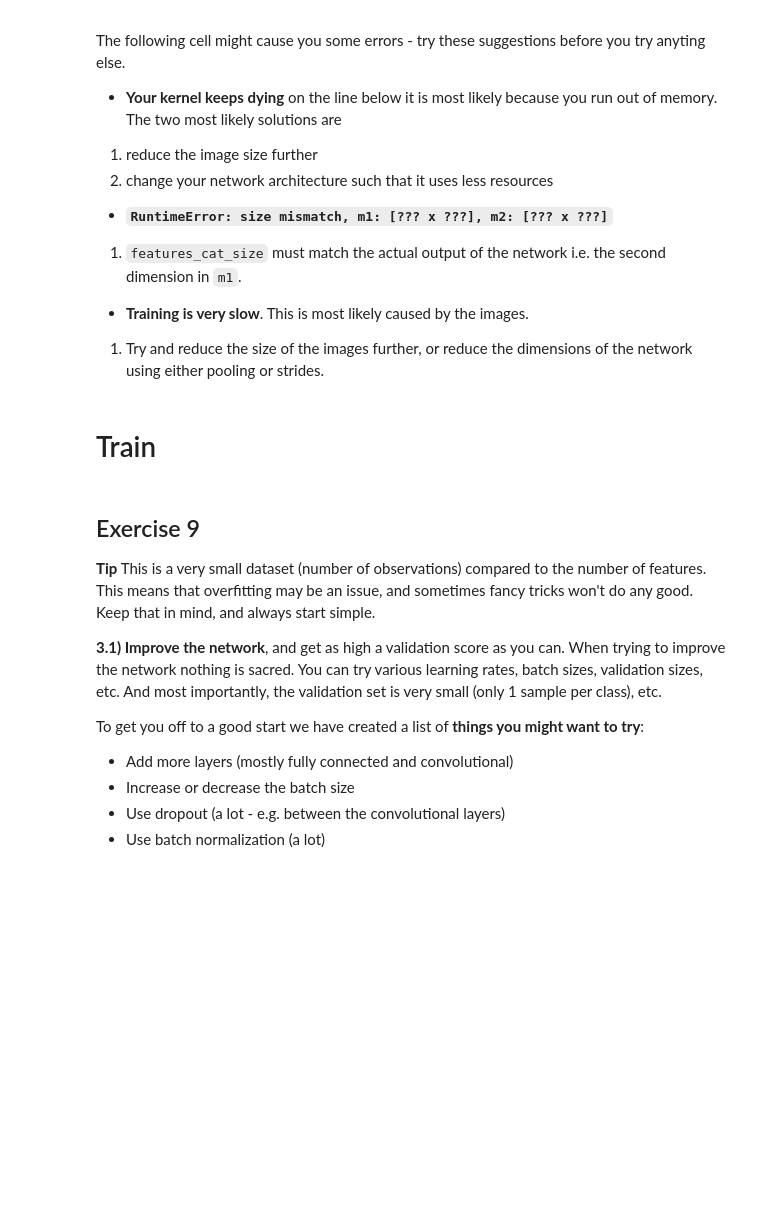
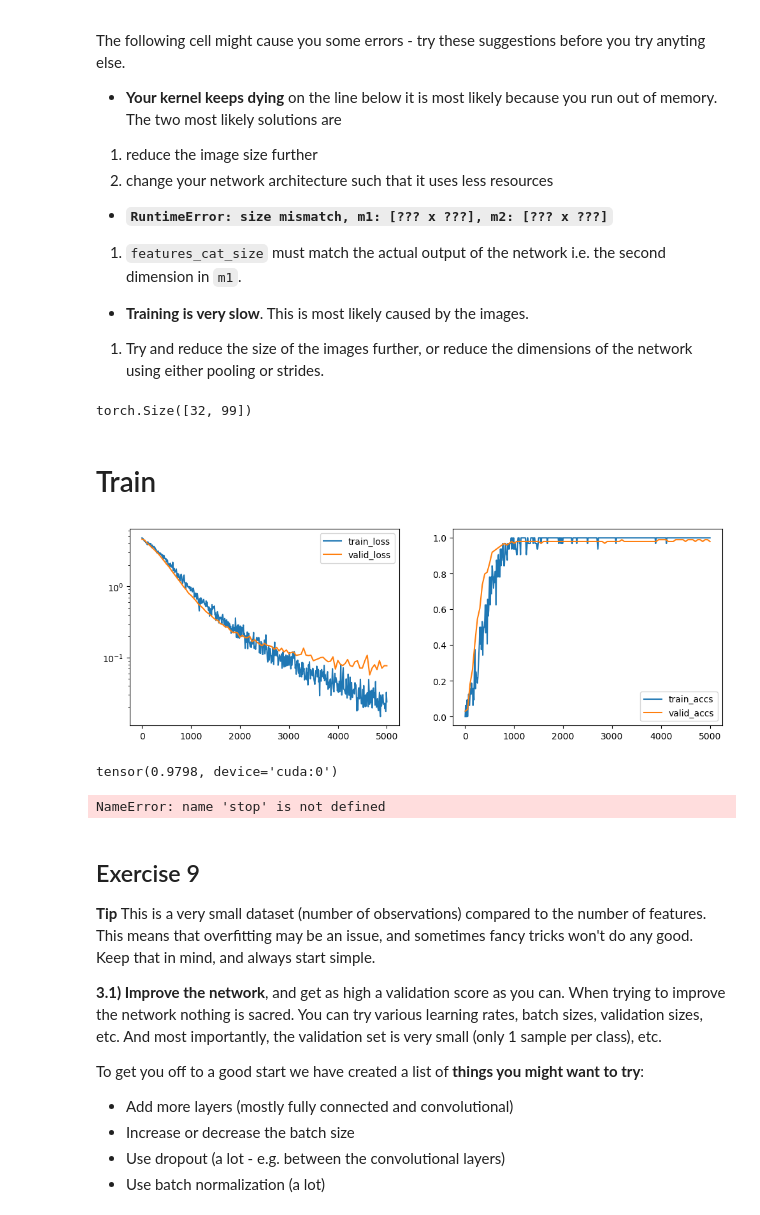
Before and after one commit to markus1573/Legeplads, a Jupyter notebook: Deep learning/02456-deep-learning-with-PyTorch/6_Mini_Project/6.1-EXE-Kaggle-Leaf-Challenge.ipynb, the cells around one changed output. Drawn from its saved outputs; the diff is of its cells as text; code cells hidden in the pictures; blank space fills up the shorter version.

```diff
--- a/Deep learning/02456-deep-learning-with-PyTorch/6_Mini_Project/6.1-EXE-Kaggle-Leaf-Challenge.ipynb
+++ b/Deep learning/02456-deep-learning-with-PyTorch/6_Mini_Project/6.1-EXE-Kaggle-Leaf-Challenge.ipynb
@@ -284,9 +283,11 @@ It simply manages the data in a nice way - so it is a good place to come back an
 5.1) As a part of the data loader, we should specify the shape of the images, number of classes, and the number of features for the three feature types: margin, shape and texture. Define the three variables in the code below.
 # %%
 # The image shape should be of the format (height, width, channels)
-IMAGE_SHAPE =    # <-- Your answer here
-NUM_CLASSES =    # <-- Your answer here
+IMAGE_SHAPE =  (28,28,1)  # <-- Your answer here
+NUM_CLASSES =  (99)  # <-- Your answer here
 
 # For all three features types margin, shape, and texture, we have NUM_FEATURES for each type.
-NUM_FEATURES =   # <-- Your answer here
+NUM_FEATURES =   64 # <-- Your answer here
+# Paths to data
+path = 'leaf-classification/'
 # %%
@@ -343,5 +366,5 @@ Choose a reasonable batch size the `batch_size = ?` parameter below, and note yo
 # %%
-batch_size = ?
+batch_size = 32
 dummy_batch_gen = data_utils.batch_generator(data, batch_size=batch_size, num_classes=NUM_CLASSES, num_iterations=5e3, seed=42)
 train_batch = next(dummy_batch_gen.gen_train())
 valid_batch, i = next(dummy_batch_gen.gen_valid())
@@ -477,11 +560,11 @@ print(net)
 ## Exercise 8
 8.1) Since this is a classification task we will use the cross-entropy loss. Define the cross-entropy loss as the loss function in the code below.
 # %%
-LEARNING_RATE = 0.001
-criterion =           # <-- Your code here.
+LEARNING_RATE = 5e-5
+criterion = nn.CrossEntropyLoss()          # <-- Your code here.
 
 # weight_decay is equal to L2 regularization
-optimizer = optim.Adam(net.parameters(), lr=LEARNING_RATE)
+optimizer = optim.Adam(net.parameters(), lr=LEARNING_RATE, weight_decay=1e-4)
 
 def accuracy(ys, ts):
     predictions = torch.max(ys, 1)[1]
@@ -518,15 +601,17 @@ _x_texture = get_variable(Variable(torch.from_numpy(randnorm(_feature_shape))))
 
 # test the forward pass
 output = net(x_img=_x_image, x_margin=_x_margin, x_shape=_x_shape, x_texture=_x_texture)
-output['out']
+output['out'].shape
+# %% [output]
+torch.Size([32, 99])
 # %% [markdown]
 # Train
 # %%
 # Setup settings for training
 VALIDATION_SIZE = 0.1 # 0.1 is ~ 100 samples for validation
-max_iter = 1000
-log_every = 100
-eval_every = 100
+max_iter = 5000
+log_every = 50
+eval_every = 50
 
 # Function to get label
 def get_labels(batch):
@@ -579,37 +664,47 @@ for i, batch_train in enumerate(batch_gen.gen_train()):
 #         print("Valid, it: {} loss: {:.2f} accs: {:.2f}\n".format(i, valid_loss[-1], valid_accs[-1]))
         net.train()
 
     # Train network
     output = net(**get_input(batch_train))
     labels_argmax = torch.max(get_labels(batch_train), 1)[1]
     batch_loss = criterion(output['out'], labels_argmax)
 
     train_iter.append(i)
     train_loss.append(float(get_numpy(batch_loss)))
     train_accs.append(float(get_numpy(accuracy(output['out'], labels_argmax))))
 
     optimizer.zero_grad()
     batch_loss.backward()
     optimizer.step()
 
     # Log i figure
     if i % log_every == 0:
         fig = plt.figure(figsize=(12,4))
         plt.subplot(1, 2, 1)
-        plt.plot(train_iter, train_loss, label='train_loss')
-        plt.plot(valid_iter, valid_loss, label='valid_loss')
+        plt.semilogy(train_iter[::10], train_loss[::10], label='train_loss')
+        plt.semilogy(valid_iter, valid_loss, label='valid_loss')
         plt.legend()
 
         plt.subplot(1, 2, 2)
-        plt.plot(train_iter, train_accs, label='train_accs')
+        plt.plot(train_iter[::10], train_accs[::10], label='train_accs')
         plt.plot(valid_iter, valid_accs, label='valid_accs')
         plt.legend()
         plt.show()
         clear_output(wait=True)
-#         print("Train, it: {} loss: {:.2f} accs: {:.2f}".format(i, train_loss[-1], train_accs[-1]))
+        # print("Train, it: {} loss: {:.2f} accs: {:.2f}".format(i, train_loss[-1], train_accs[-1]))
 
     if max_iter < i:
         break
+# %% [output]
+[figure, added]
+# %%
+val_accs
+# %% [output]
+tensor(0.9798, device='cuda:0')
+# %%
+stop
+# %% [output]
+NameError: name 'stop' is not defined
 # %% [markdown]
 ## Exercise 9
 
```
Also changed, not shown: parts of 18 cells of this notebook, 2 other files.
